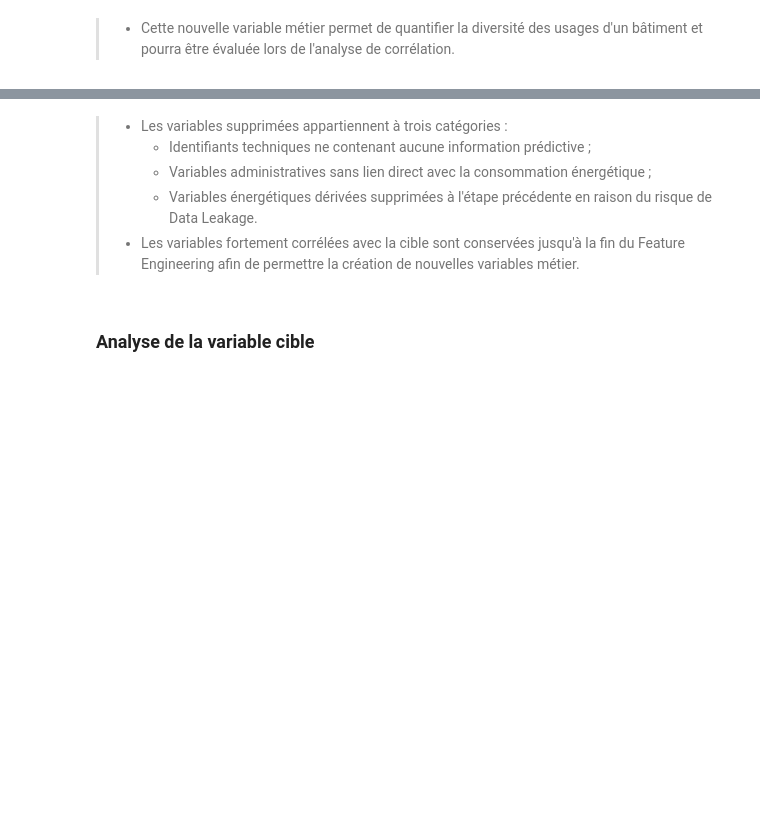
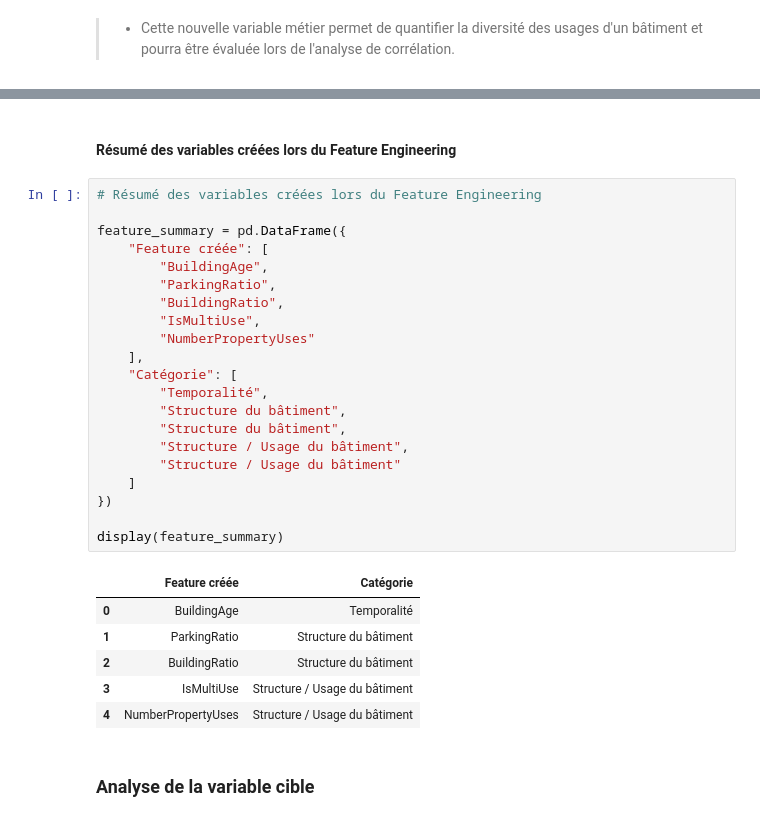
Before and after one commit to rafadmgs/Prediction_Consommation_Energetique_Batiments_Seattle, a Jupyter notebook: notebooks/P3_E2_feature_engineering.ipynb, the cells around one changed output, grey strips where cells are left out. Drawn from its saved outputs; the diff is of its cells as text; blank space fills up the shorter version.

```diff
--- a/notebooks/P3_E2_feature_engineering.ipynb
+++ b/notebooks/P3_E2_feature_engineering.ipynb
@@ -352,9 +272,33 @@ Nombre de colonnes restantes : 31
-# %% [markdown]
-> - Les variables supprimées appartiennent à trois catégories :
-  >   - Identifiants techniques ne contenant aucune information prédictive ;
-  >   - Variables administratives sans lien direct avec la consommation énergétique ;
-  >   - Variables énergétiques dérivées supprimées à l'étape précédente en raison du risque de Data Leakage.
-> - Les variables fortement corrélées avec la cible sont conservées jusqu'à la fin du Feature Engineering afin de permettre la création de nouvelles variables métier.
+# %% [markdown]
+#### **Résumé des variables créées lors du Feature Engineering**
+# %%
+# Résumé des variables créées lors du Feature Engineering
+
+feature_summary = pd.DataFrame({
+    "Feature créée": [
+        "BuildingAge",
+        "ParkingRatio",
+        "BuildingRatio",
+        "IsMultiUse",
+        "NumberPropertyUses"
+    ],
+    "Catégorie": [
+        "Temporalité",
+        "Structure du bâtiment",
+        "Structure du bâtiment",
+        "Structure / Usage du bâtiment",
+        "Structure / Usage du bâtiment"
+    ]
+})
+
+display(feature_summary)
+# %% [output]
+|  | Feature créée | Catégorie |
+| 0 | BuildingAge | Temporalité |
+| 1 | ParkingRatio | Structure du bâtiment |
+| 2 | BuildingRatio | Structure du bâtiment |
+| 3 | IsMultiUse | Structure / Usage du bâtiment |
+| 4 | NumberPropertyUses | Structure / Usage du bâtiment |
 # %% [markdown]
 ### **Analyse de la variable cible**
 # %% [markdown]
```
Also changed, not shown: parts of 37 cells of this notebook, 11 other files.
